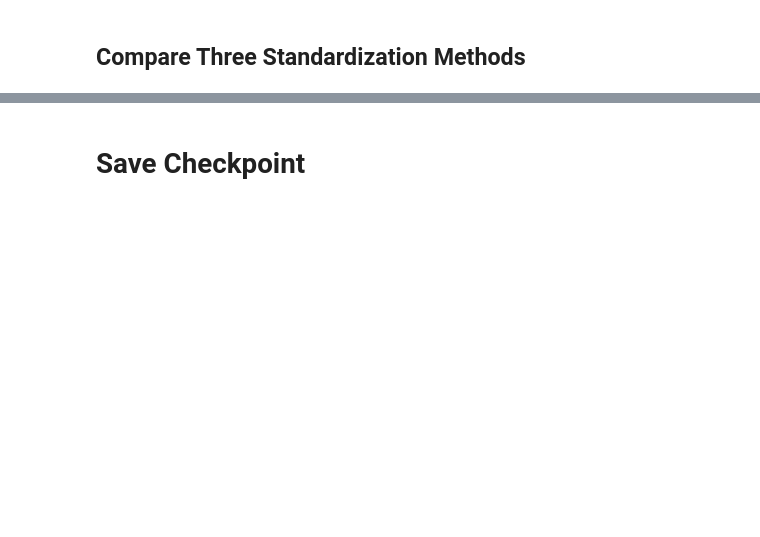
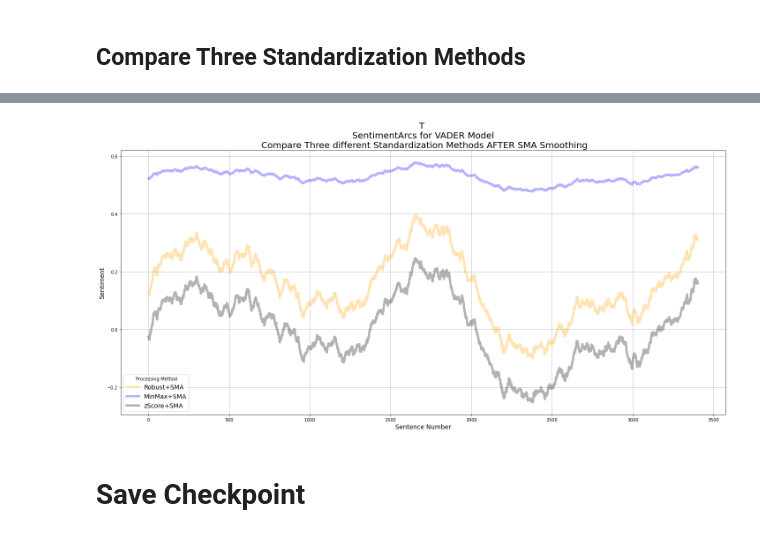
Before and after one commit to jon-chun/sentimentarcs, a Jupyter notebook: sentiment_arcs_crux.ipynb, the cells around one changed output, grey strips where cells are left out. Cells and saved outputs as stored; diff of their text form; code cells hidden in the pictures; blank space fills up the shorter version.

```diff
--- a/sentiment_arcs_crux.ipynb
+++ b/sentiment_arcs_crux.ipynb
@@ -1046,41 +1660,44 @@ plot_stdsma_fl = True
 plot_smastd_fl = False
 
 temp_df = pd.DataFrame()
-temp_df['model'] = ensemble_df[model_str].copy(deep=True)
+temp_df['model'] = subensemble_df[model_str].copy(deep=True)
 temp_df['model_sma'] = temp_df['model'].rolling(win_size, center=True, min_periods=0).mean()
 
 rscaler = RobustScaler()
 temp_df['robust'] = rscaler.fit_transform(temp_df['model'].values.reshape(-1,1)).flatten()
 temp_df['sma_robust'] = rscaler.fit_transform(temp_df['model_sma'].values.reshape(-1,1)).flatten()
 
 
 mmscaler = MinMaxScaler()
 temp_df['minmax'] = mmscaler.fit_transform(temp_df['model'].values.reshape(-1,1)).flatten()
 temp_df['sma_minmax'] = mmscaler.fit_transform(temp_df['model_sma'].values.reshape(-1,1)).flatten()
 
 
 scaler = StandardScaler()
 temp_df['zscore'] = scaler.fit_transform(temp_df['model'].values.reshape(-1,1)).flatten()
 temp_df['sma_zscore'] = scaler.fit_transform(temp_df['model_sma'].values.reshape(-1,1)).flatten()
 
 
 if plot_smastd_fl:
   temp_df['sma_robust'].plot(label='SMA+Robust')
   temp_df['sma_minmax'].plot(label='SMA+MinMax')
   temp_df['sma_zscore'].plot(label='SMA+zScore')
 
 if plot_stdsma_fl:
   temp_df['robust'].rolling(win_size, center=True, min_periods=0).mean().plot(label='Robust+SMA', color='orange', linewidth=5, alpha=0.3)
   temp_df['minmax'].rolling(win_size, center=True, min_periods=0).mean().plot(label='MinMax+SMA', color='blue', linewidth=5, alpha=0.3)
   temp_df['zscore'].rolling(win_size, center=True, min_periods=0).mean().plot(label='zScore+SMA', color='black', linewidth=5, alpha=0.3)
 
 plt.grid(True)
 plt.title(f'{Novel_Title[0]} \n SentimentArcs for {model_str.upper()} Model \n Compare Three different Standardization Methods AFTER SMA Smoothing', fontsize=20)
-plt.xlabel('Sentence Number')
-plt.ylabel('Sentiment')
-plt.legend(title='Processing Method', loc='best')
+plt.xlabel('Sentence Number', fontsize=14)
+plt.ylabel('Sentiment', fontsize=14)
+plt.legend(title='Processing Method', loc='best', fontsize=14)
 # plt.legend(bbox_to_anchor=(1.05, 1.0), loc='upper left', title='Model Name')
 plt.tight_layout()
+plt.show();
+# %% [output]
+[figure, added]
 # %% [markdown]
 # Save Checkpoint
 # %%
```
Also changed, not shown: parts of 114 cells of this notebook.
